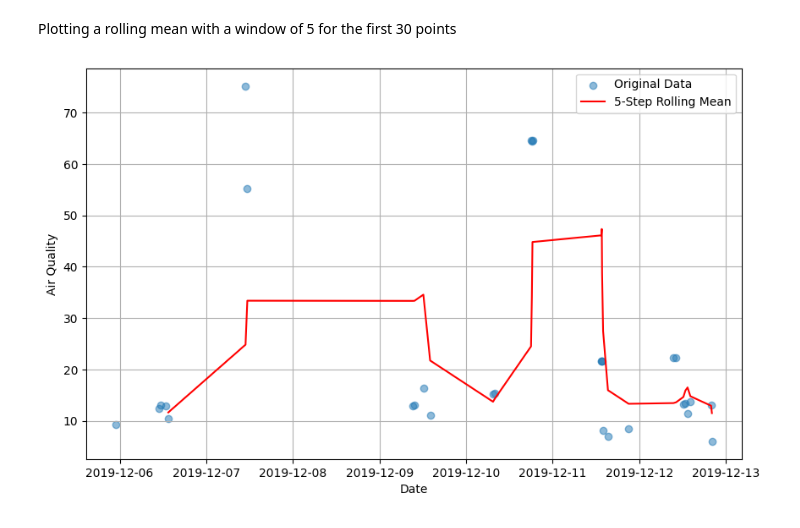
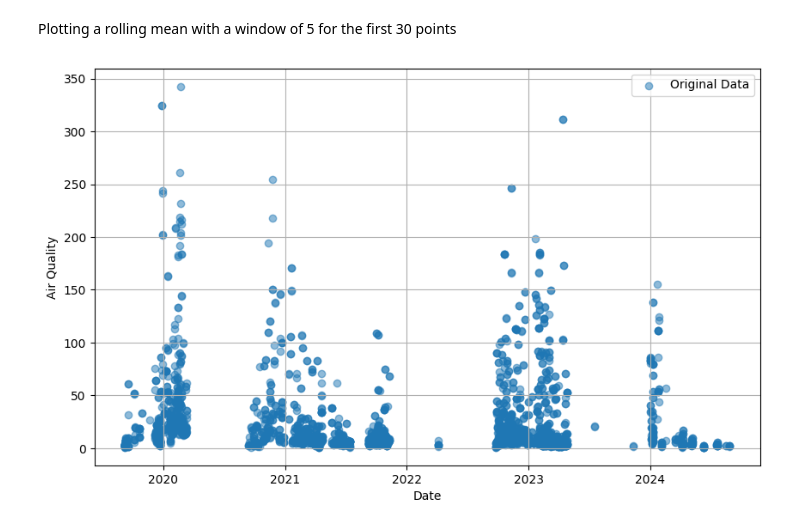
Before and after one commit to rick-vazq/Exposome-Project, a Jupyter notebook: AirQuality/testing.ipynb, the cells around one changed output. Saved outputs shown, nothing was run; the diff lists cells and outputs as text; code cells hidden in the pictures.

```diff
--- a/AirQuality/testing.ipynb
+++ b/AirQuality/testing.ipynb
@@ -1768,6 +1616,6 @@ timeline # took 7 minutes for 2658 rows in the timeline.
 # %%
 path_file = 'C:/Users/Ricardo/Desktop/ML in health/ML-Healthcare-Project/air_quality_timeseries.csv'
 aq_timeseries = pd.read_csv(path_file)
-
+aq_timeseries = aq_timeseries.drop(columns=['Unnamed: 0'])
 aq_timeseries
 # %% [output]
@@ -1804,15 +1637,15 @@ Plotting a rolling mean with a window of 5 for the first 30 points
 # %%
 rolling_window = 5
 rolling_mean = aq_timeseries['interpolated_air_quality'].iloc[0:30].rolling(window=rolling_window).mean()
 
 # Plotting
 plt.figure(figsize=(10, 6))
-plt.scatter(pd.to_datetime(aq_timeseries['timestamp']).iloc[0:30], aq_timeseries['interpolated_air_quality'].iloc[0:30], label='Original Data', alpha=0.5)
-plt.plot(pd.to_datetime(aq_timeseries['timestamp']).iloc[0:30], rolling_mean, color='red', label=f'{rolling_window}-Step Rolling Mean')
+plt.scatter(pd.to_datetime(aq_timeseries['timestamp']), aq_timeseries['interpolated_air_quality'], label='Original Data', alpha=0.5)
+# plt.plot(pd.to_datetime(aq_timeseries['timestamp']).iloc[0:30], rolling_mean, color='red', label=f'{rolling_window}-Step Rolling Mean')
 plt.grid()
 plt.xlabel('Date')
 plt.ylabel('Air Quality')
 plt.legend()
 plt.show()
 # %% [output]
-[figure, old version]
+[figure, new version]
```
Also changed, not shown: parts of 40 cells of this notebook.
